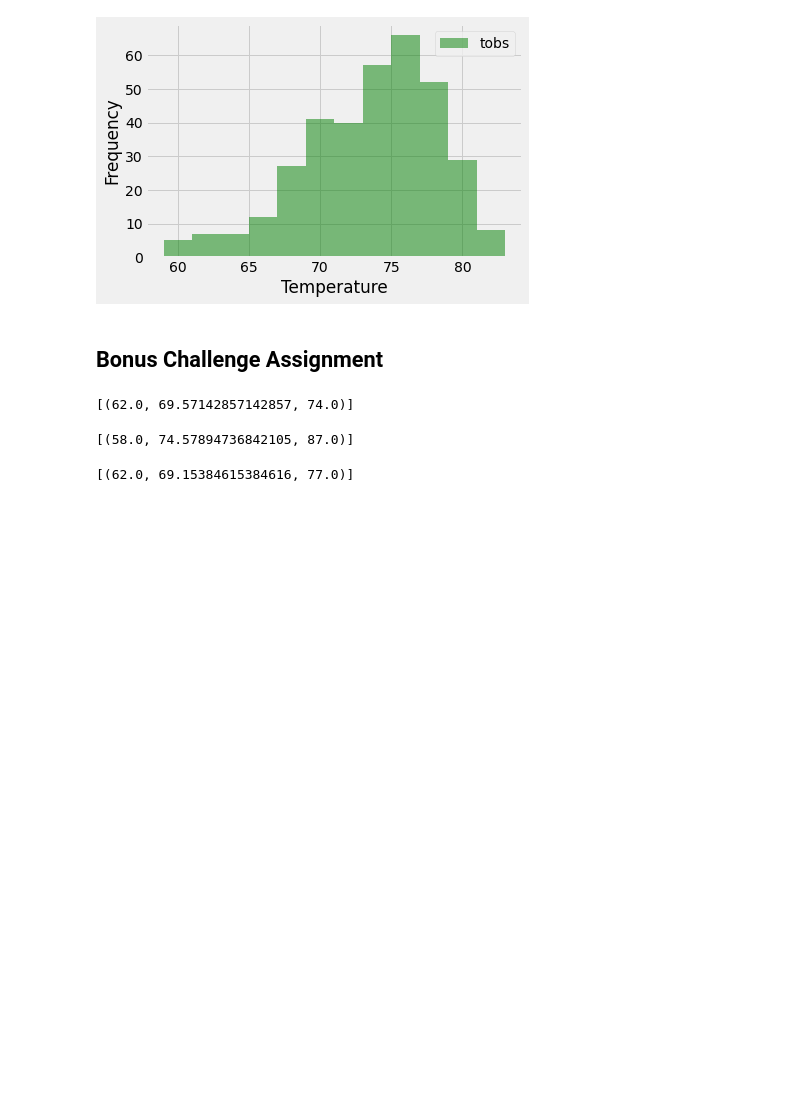
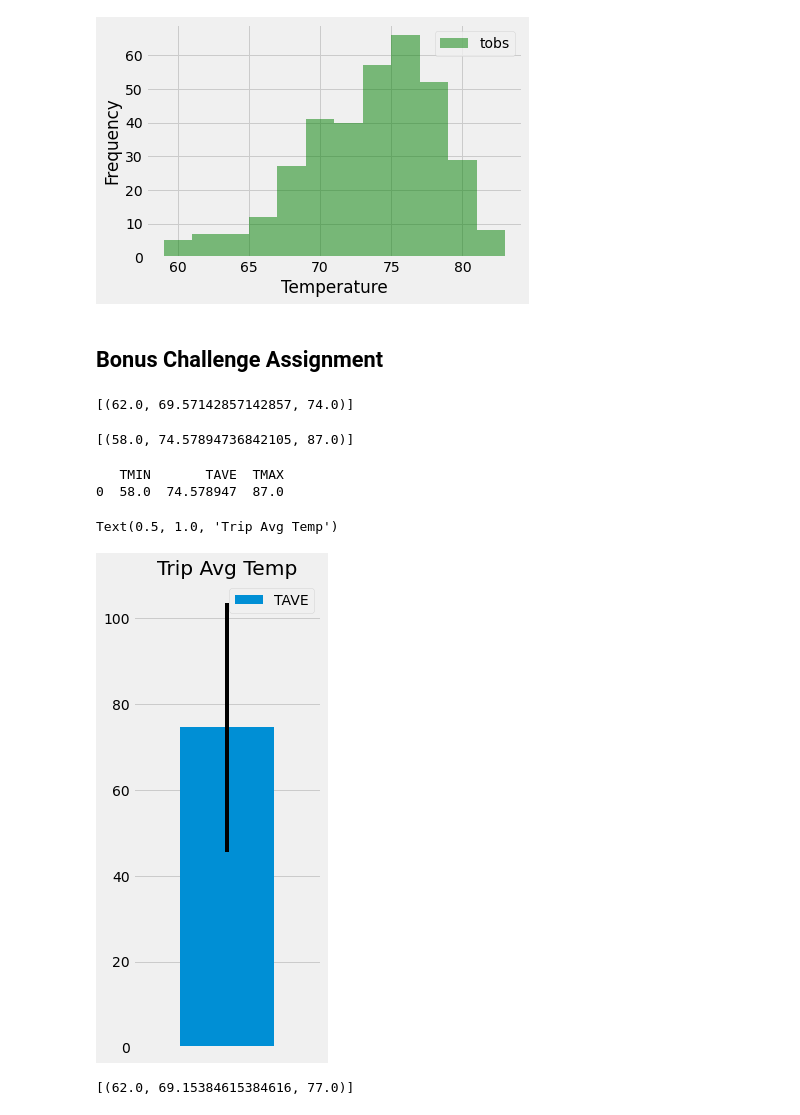
Before and after one commit to itsjaggu/sqlalchemy-challenge, a Jupyter notebook: climate_starter.ipynb, the cells around one changed output. Saved outputs shown, nothing was run; the diff lists cells and outputs as text; code cells hidden in the pictures; blank space fills up the shorter version.

```diff
--- a/climate_starter.ipynb
+++ b/climate_starter.ipynb
@@ -298,8 +298,23 @@ print(getTemps)
 # %%
 # Plot the results from your previous query as a bar chart.
 # Use "Trip Avg Temp" as your Title
 # Use the average temperature for the y value
 # Use the peak-to-peak (tmax-tmin) value as the y error bar (yerr)
+getTemps_df = pd.DataFrame(getTemps, columns=["TMIN","TAVE","TMAX"])
+print(getTemps_df)
+error = getTemps_df["TMAX"]-getTemps_df["TMIN"]
+temp_bar = getTemps_df.plot(kind="bar",\
+                            y="TAVE",\
+                            yerr=error,\
+                            figsize = (3,8)
+                           )
+temp_bar.axes.get_xaxis().set_visible(False)
+temp_bar.set_title("Trip Avg Temp")
+# %% [output]
+   TMIN       TAVE  TMAX
+0  58.0  74.578947  87.0
+Text(0.5, 1.0, 'Trip Avg Temp')
+[figure, added]
 # %%
 # Calculate the total amount of rainfall per weather station for your trip dates using the previous year's matching dates.
 # Sort this in descending order by precipitation amount and list the station, name, latitude, longitude, and elevation
```
Also changed, not shown: parts of 2 cells of this notebook.
